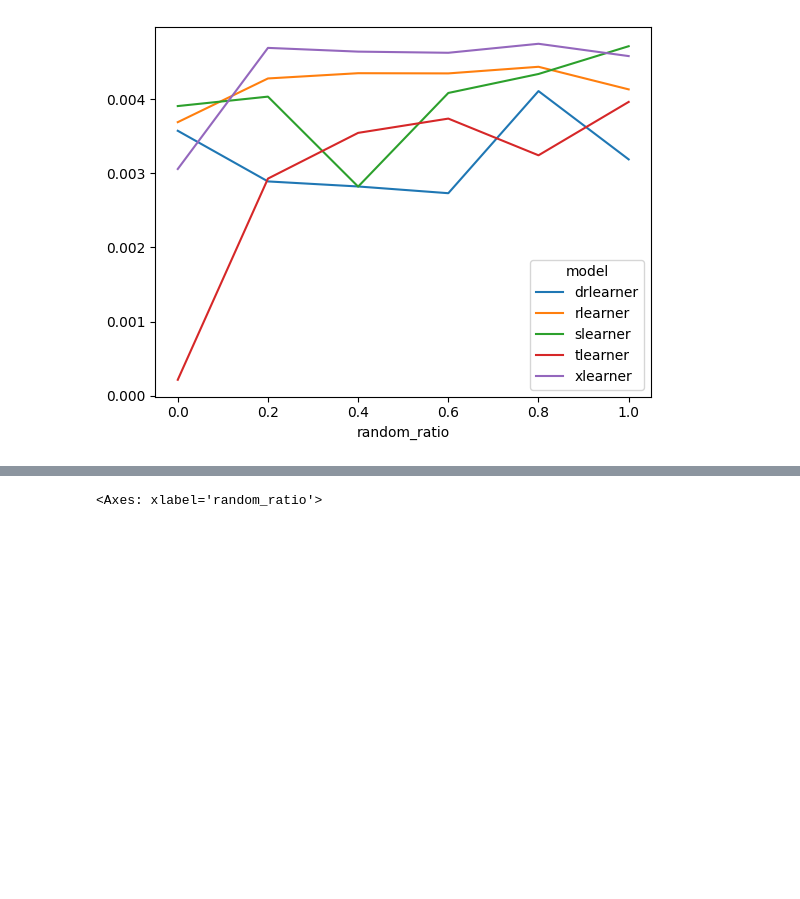
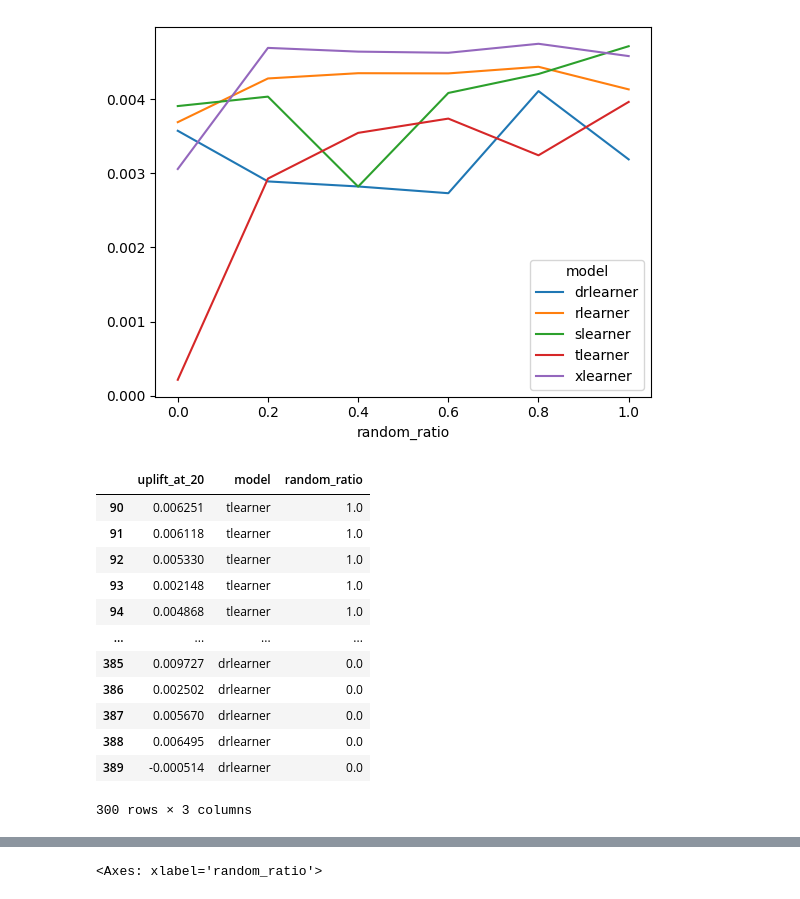
Before and after one commit to YuriNakayama/cate, a Jupyter notebook: dev/eda/output/biased_data.ipynb, the cells around one changed output, grey strips where cells are left out. Cells and saved outputs as stored; diff of their text form; code cells hidden in the pictures; blank space fills up the shorter version.

```diff
--- a/dev/eda/output/biased_data.ipynb
+++ b/dev/eda/output/biased_data.ipynb
@@ -93,4 +112,21 @@ _df.pivot(index="random_ratio", columns="model", values="uplift_at_20").plot()
 [figure]
 # %%
 dataset_flg = df["dataset"] == "hillstorm"
-_df = df.loc[dataset_flg, ["uplift_at_20", "model", "random_ratio"]]
+rank_flg = df["rank"] == "2"
+_df = df.loc[dataset_flg & rank_flg, ["uplift_at_20", "model", "random_ratio"]]
+# %%
+_df
+# %% [output]
+|  | uplift_at_20 | model | random_ratio |
+| 90 | 0.006251 | tlearner | 1.0 |
+| 91 | 0.006118 | tlearner | 1.0 |
+| 92 | 0.005330 | tlearner | 1.0 |
+| 93 | 0.002148 | tlearner | 1.0 |
+| 94 | 0.004868 | tlearner | 1.0 |
+| ... | ... | ... | ... |
+| 385 | 0.009727 | drlearner | 0.0 |
+| 386 | 0.002502 | drlearner | 0.0 |
+| 387 | 0.005670 | drlearner | 0.0 |
+| 388 | 0.006495 | drlearner | 0.0 |
+| 389 | -0.000514 | drlearner | 0.0 |
+300 rows × 3 columns
```
Also changed, not shown: parts of 4 cells of this notebook.
